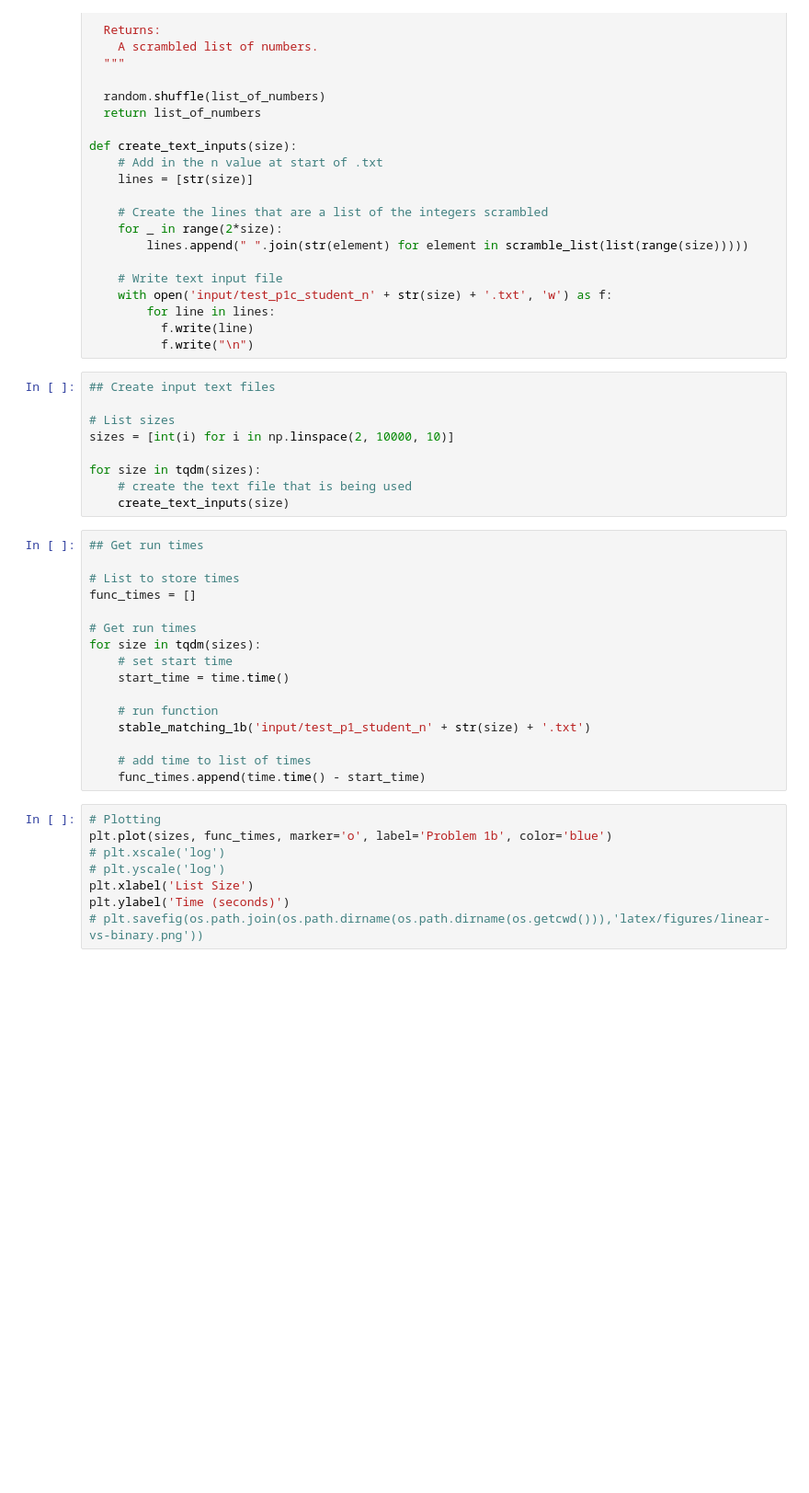
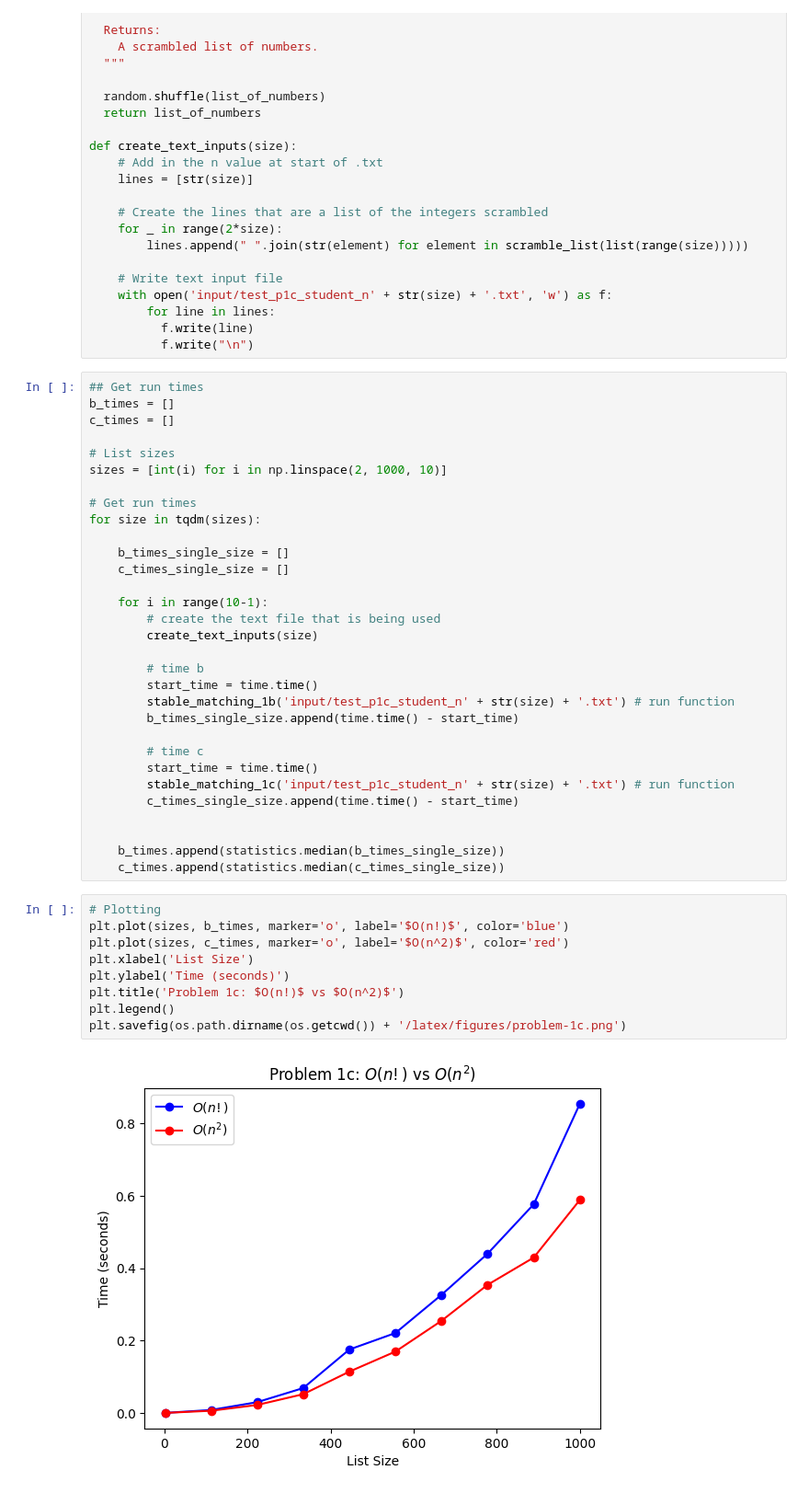
Before and after one commit to CS-5112-Algo-Data-Structures-for-App/homework-1, a Jupyter notebook: performance_testing/p1_c.ipynb, the cells around one changed output. Shown: that part at 92% size. Cells and saved outputs as stored; diff of their text form; blank space fills up the shorter version.

```diff
--- a/performance_testing/p1_c.ipynb
+++ b/performance_testing/p1_c.ipynb
@@ -37,35 +39,44 @@ def create_text_inputs(size):
           f.write(line)
           f.write("\n")
 # %%
-## Create input text files
+## Get run times
+b_times = []
+c_times = []
 
 # List sizes
-sizes = [int(i) for i in np.linspace(2, 10000, 10)]
+sizes = [int(i) for i in np.linspace(2, 1000, 10)]
 
+# Get run times
 for size in tqdm(sizes):
-    # create the text file that is being used
-    create_text_inputs(size)
+
+    b_times_single_size = []
+    c_times_single_size = []
+
+    for i in range(10-1):
+        # create the text file that is being used
+        create_text_inputs(size)
+
+        # time b
+        start_time = time.time()
+        stable_matching_1b('input/test_p1c_student_n' + str(size) + '.txt') # run function
+        b_times_single_size.append(time.time() - start_time)
+
+        # time c
+        start_time = time.time()
+        stable_matching_1c('input/test_p1c_student_n' + str(size) + '.txt') # run function
+        c_times_single_size.append(time.time() - start_time)
+
+
+    b_times.append(statistics.median(b_times_single_size))
+    c_times.append(statistics.median(c_times_single_size))
-# %%
-## Get run times
-
-# List to store times
-func_times = []
-
-# Get run times
-for size in tqdm(sizes):
-    # set start time
-    start_time = time.time()
-
-    # run function
-    stable_matching_1b('input/test_p1_student_n' + str(size) + '.txt')
-
-    # add time to list of times
-    func_times.append(time.time() - start_time)
 # %%
 # Plotting
-plt.plot(sizes, func_times, marker='o', label='Problem 1b', color='blue')
-# plt.xscale('log')
-# plt.yscale('log')
+plt.plot(sizes, b_times, marker='o', label='$O(n!)$', color='blue')
+plt.plot(sizes, c_times, marker='o', label='$O(n^2)$', color='red')
 plt.xlabel('List Size')
 plt.ylabel('Time (seconds)')
-# plt.savefig(os.path.join(os.path.dirname(os.path.dirname(os.getcwd())),'latex/figures/linear-vs-binary.png'))
+plt.title('Problem 1c: $O(n!)$ vs $O(n^2)$')
+plt.legend()
+plt.savefig(os.path.dirname(os.getcwd()) + '/latex/figures/problem-1c.png')
+# %% [output]
+[figure, added]
```
Also changed, not shown: parts of 1 cell of this notebook, 8 other files.
